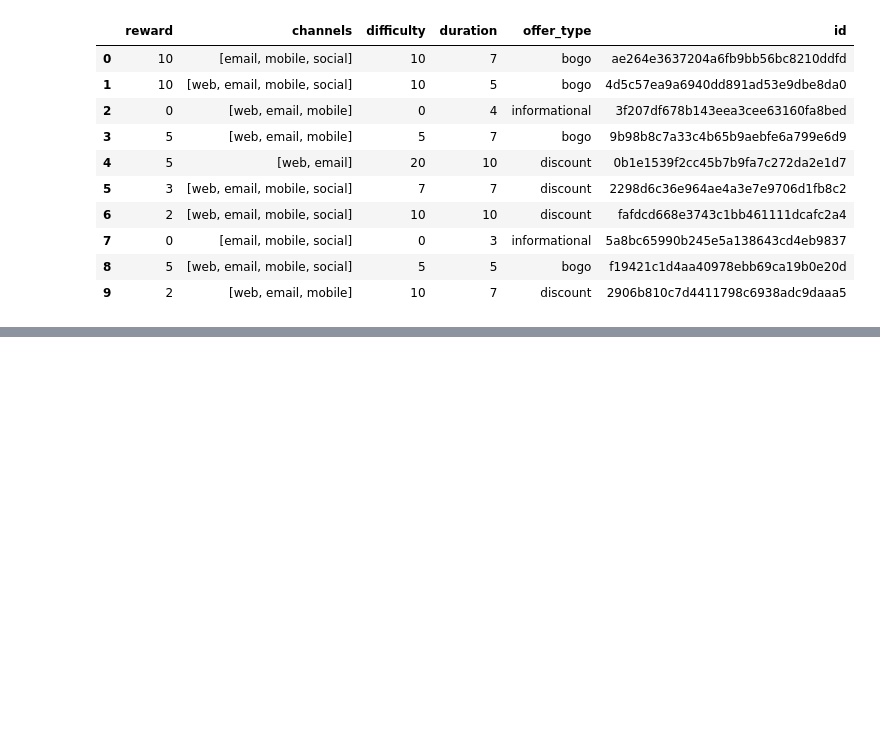
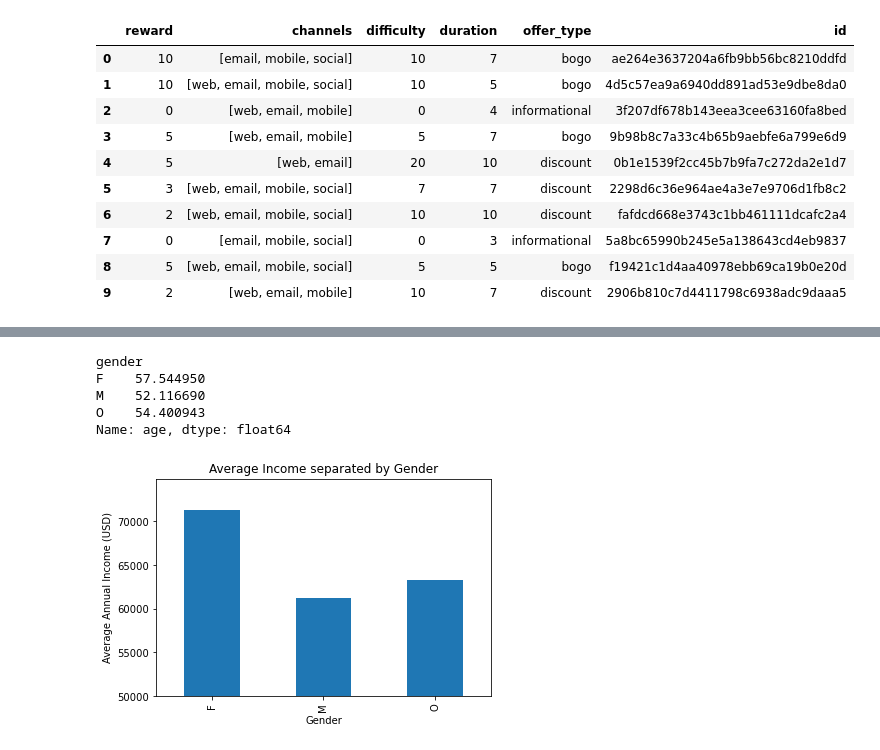
Before and after one commit to sandramuschkorgel/Udacity_DSND_Starbucks, a Jupyter notebook: Starbucks_Capstone_Challenge.ipynb, the cells around one changed output, grey strips where cells are left out. Saved outputs shown, nothing was run; the diff lists cells and outputs as text; code cells hidden in the pictures; blank space fills up the shorter version.

```diff
--- a/Starbucks_Capstone_Challenge.ipynb
+++ b/Starbucks_Capstone_Challenge.ipynb
@@ -39,0 +645,16 @@ portfolio
+# %%
+profile_clean.groupby('gender')['age'].mean()
+# %% [output]
+gender
+F    57.544950
+M    52.116690
+O    54.400943
+Name: age, dtype: float64
+# %%
+profile_clean.groupby('gender')['income'].mean().plot(kind='bar')
+plt.ylim(50000, None)
+plt.title('Average Income separated by Gender')
+plt.xlabel('Gender')
+plt.ylabel('Average Annual Income (USD)');
+# %% [output]
+[figure, added]
```
Also changed, not shown: parts of 119 cells of this notebook.
